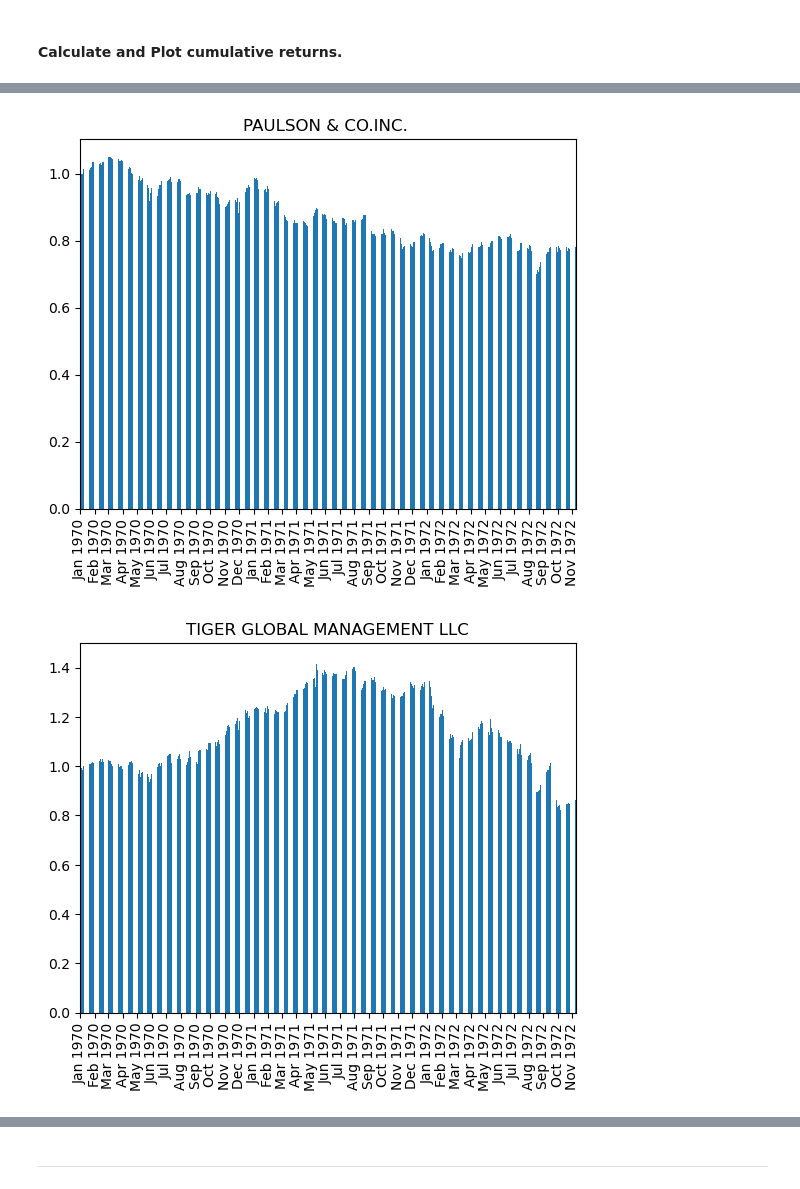
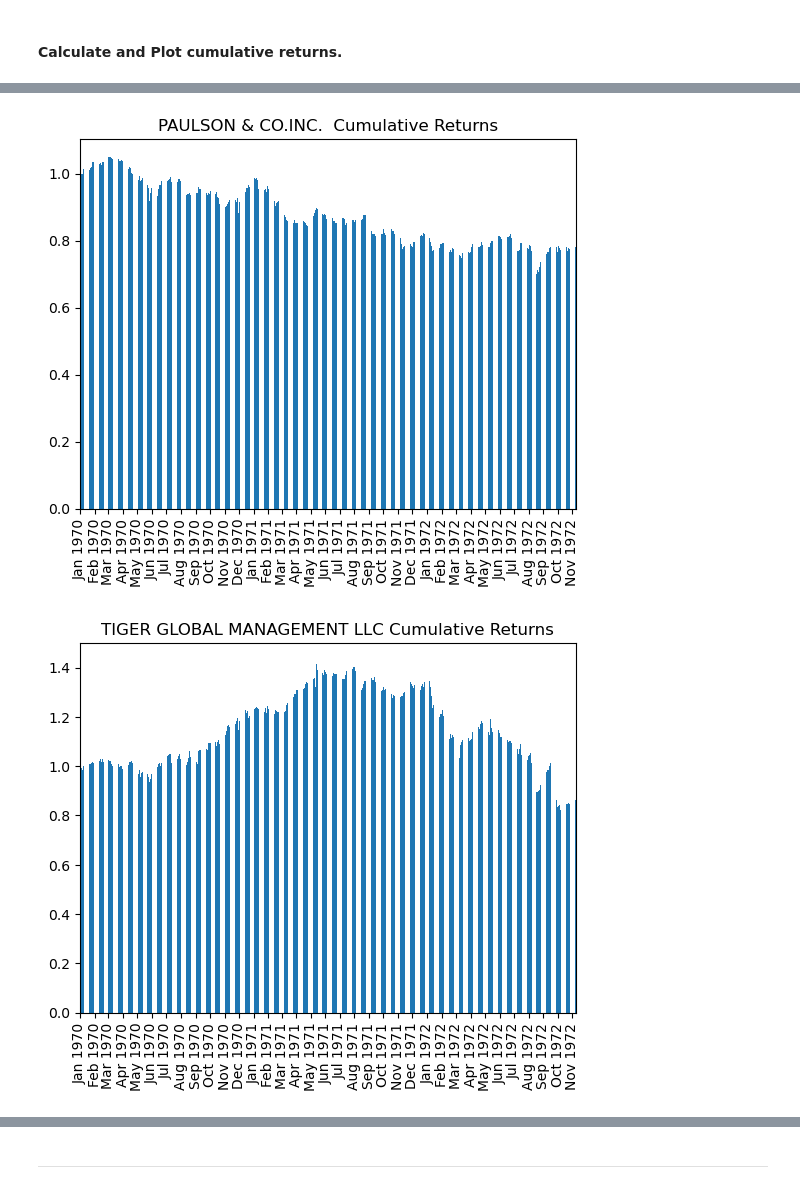
Before and after one commit to MontgomeryG/python-homework, a Jupyter notebook: Starter_Code 2/whale_analysis.ipynb, the cells around one changed output, grey strips where cells are left out. Saved outputs shown, nothing was run; the diff lists cells and outputs as text; code cells hidden in the pictures.

```diff
--- a/Starter_Code 2/whale_analysis.ipynb
+++ b/Starter_Code 2/whale_analysis.ipynb
@@ -328,7 +328,7 @@ display(cuml_return_df.head())
 cuml_returns_plot_list = []
 
 for column in cuml_return_df.columns:
-    new_plot1 = cuml_return_df[column].plot(kind='bar', title=column)
+    new_plot1 = cuml_return_df[column].plot(kind='bar', title=column + ' Cumulative Returns')
     new_plot1.xaxis.set_major_locator(MonthLocator())
     new_plot1.xaxis.set_major_formatter(DateFormatter("%b %Y"))
     cuml_returns_plot_list.append(new_plot1)
@@ -344,2 +344,2 @@ for column in cuml_return_df.columns:
-[figure, old version]
+[figure, new version]
-[figure, old version]
+[figure, new version]
```
Also changed, not shown: parts of 21 cells of this notebook.
